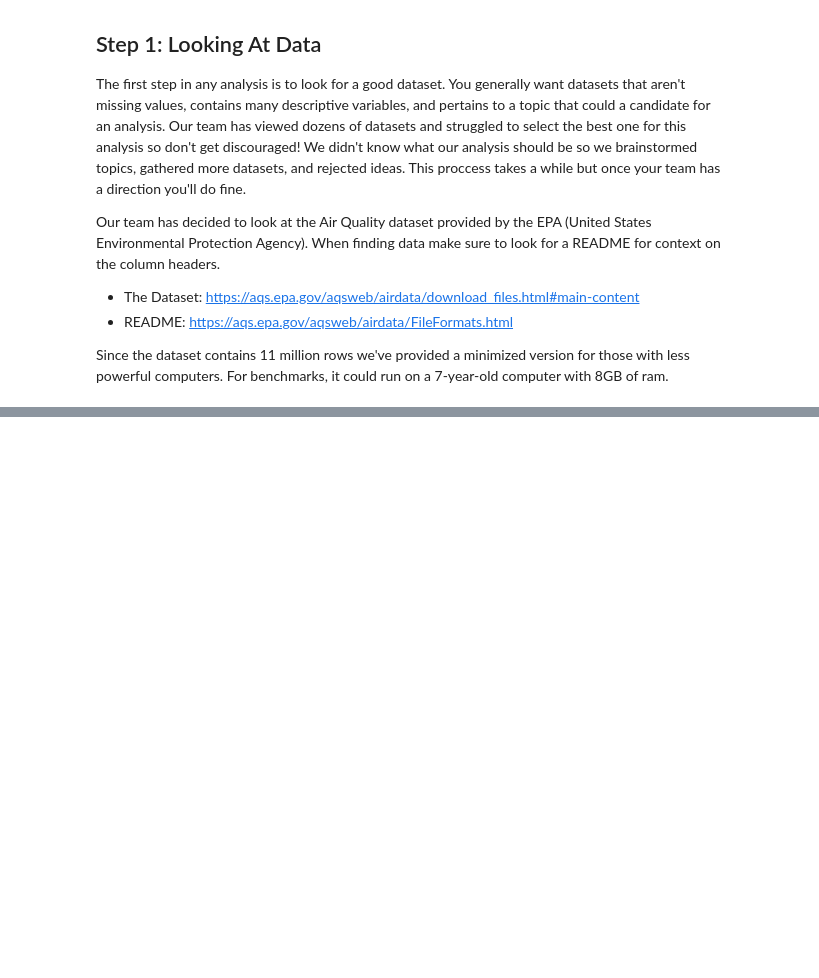
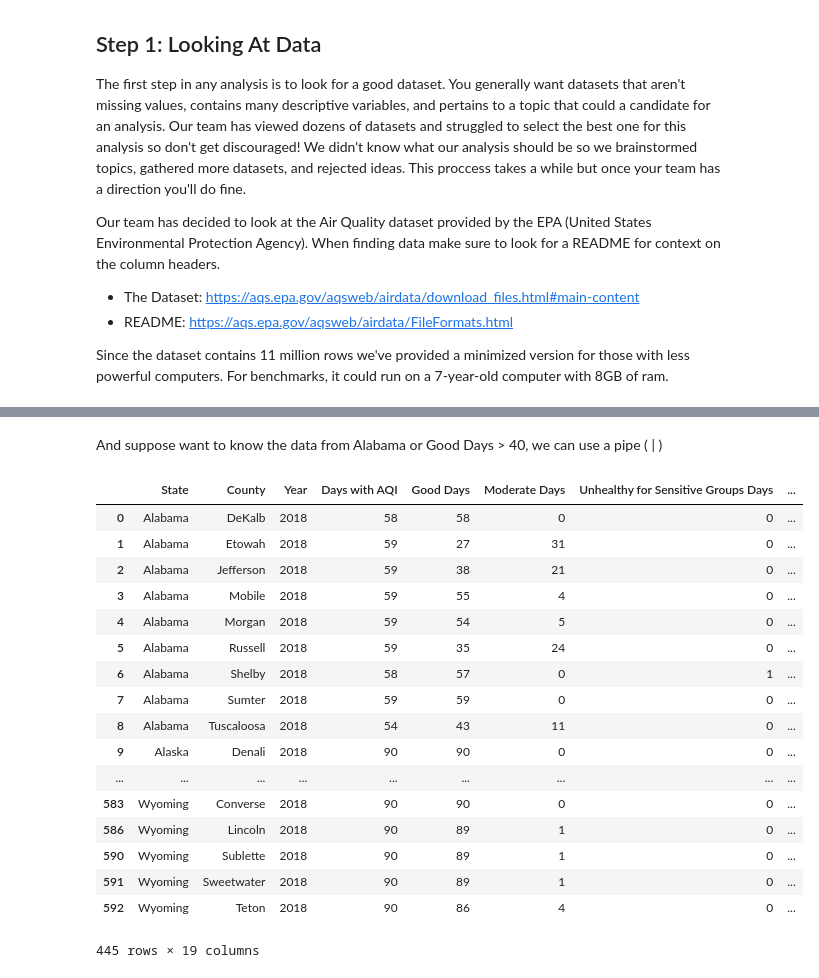
Before and after one commit to bigdatachallenge/2019_bdc_workshops, a Jupyter notebook: Week_Two_Data_Handling/Example_One.ipynb, the cells around one changed output, grey strips where cells are left out. Drawn from its saved outputs; the diff is of its cells as text; code cells hidden in the pictures; blank space fills up the shorter version.

```diff
--- a/Week_Two_Data_Handling/Example_One.ipynb
+++ b/Week_Two_Data_Handling/Example_One.ipynb
@@ -53,0 +243,23 @@ NameError: name 'data3' is not defined
+# %% [markdown]
+And suppose want to know the data from Alabama or Good Days > 40, we can use a pipe ( | )
+# %%
+data2.loc[(data2.State == 'Alabama') | (data2['Good Days']>40)]
+# %% [output]
+|  | State | County | Year | Days with AQI | Good Days | Moderate Days | Unhealthy for Sensitive Groups Days | ... |
+| 0 | Alabama | DeKalb | 2018 | 58 | 58 | 0 | 0 | ... |
+| 1 | Alabama | Etowah | 2018 | 59 | 27 | 31 | 0 | ... |
+| 2 | Alabama | Jefferson | 2018 | 59 | 38 | 21 | 0 | ... |
+| 3 | Alabama | Mobile | 2018 | 59 | 55 | 4 | 0 | ... |
+| 4 | Alabama | Morgan | 2018 | 59 | 54 | 5 | 0 | ... |
+| 5 | Alabama | Russell | 2018 | 59 | 35 | 24 | 0 | ... |
+| 6 | Alabama | Shelby | 2018 | 58 | 57 | 0 | 1 | ... |
+| 7 | Alabama | Sumter | 2018 | 59 | 59 | 0 | 0 | ... |
+| 8 | Alabama | Tuscaloosa | 2018 | 54 | 43 | 11 | 0 | ... |
+| 9 | Alaska | Denali | 2018 | 90 | 90 | 0 | 0 | ... |
+| ... | ... | ... | ... | ... | ... | ... | ... | ... |
+| 583 | Wyoming | Converse | 2018 | 90 | 90 | 0 | 0 | ... |
+| 586 | Wyoming | Lincoln | 2018 | 90 | 89 | 1 | 0 | ... |
+| 590 | Wyoming | Sublette | 2018 | 90 | 89 | 1 | 0 | ... |
+| 591 | Wyoming | Sweetwater | 2018 | 90 | 89 | 1 | 0 | ... |
+| 592 | Wyoming | Teton | 2018 | 90 | 86 | 4 | 0 | ... |
+445 rows × 19 columns
```
Also changed, not shown: parts of 39 cells of this notebook.
